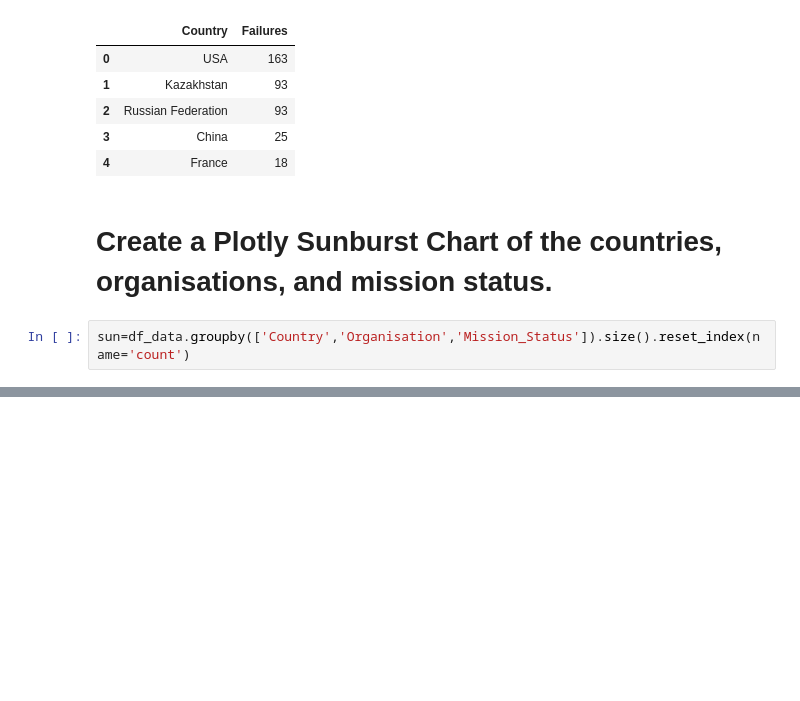
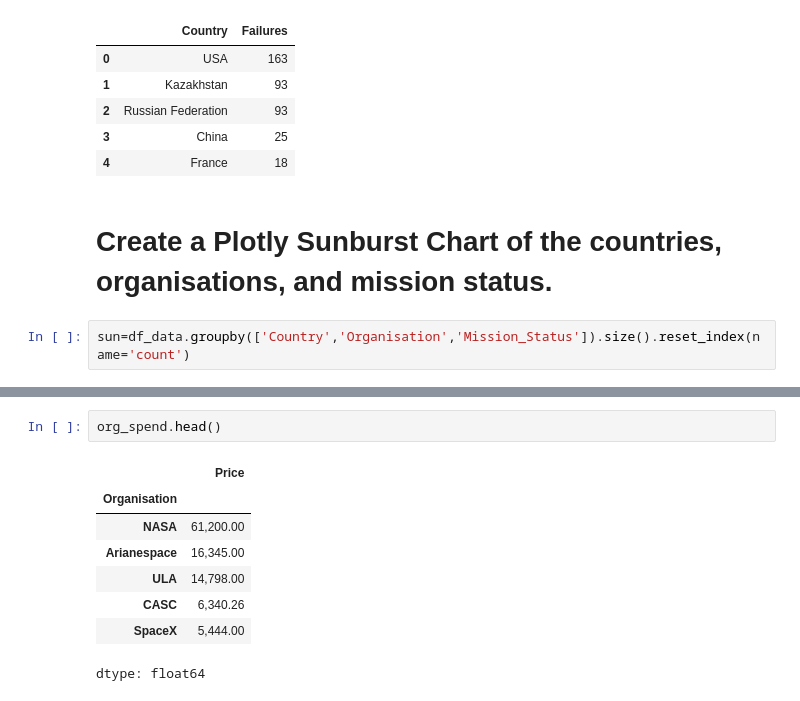
Before and after one commit to Response201/Python_Pro_Bootcamp_Day_16_to_100, a Jupyter notebook: Day 99-100/Project - Space Missions Analysis/Space_Missions_Analysis.ipynb, the cells around one changed output, grey strips where cells are left out. Saved outputs shown, nothing was run; the diff lists cells and outputs as text; blank space fills up the shorter version.

Commit message:
99 - Project - Space Missions Analysis

```diff
--- a/Day 99-100/Project - Space Missions Analysis/Space_Missions_Analysis.ipynb
+++ b/Day 99-100/Project - Space Missions Analysis/Space_Missions_Analysis.ipynb
@@ -237,0 +248,11 @@ px.sunburst(sun,path=['Country','Organisation','Mission_Status'],values='count')
+# %%
+org_spend.head()
+# %% [output]
+|  | Price |
+| Organisation |  |
+| NASA | 61,200.00 |
+| Arianespace | 16,345.00 |
+| ULA | 14,798.00 |
+| CASC | 6,340.26 |
+| SpaceX | 5,444.00 |
+dtype: float64
```
Also changed, not shown: parts of 23 cells of this notebook.
